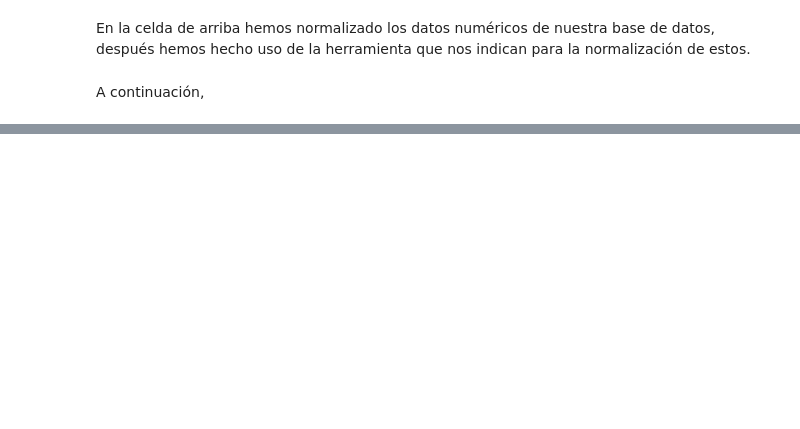
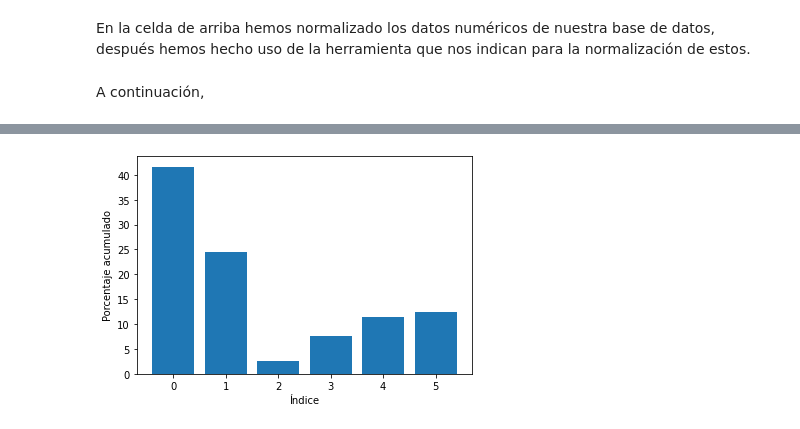
Before and after one commit to amayasarasacolina/MineriaL1P1, a Jupyter notebook: L1P3.ipynb, the cells around one changed output, grey strips where cells are left out. Cells and saved outputs as stored; diff of their text form; code cells hidden in the pictures; blank space fills up the shorter version.

```diff
--- a/L1P3.ipynb
+++ b/L1P3.ipynb
@@ -148,0 +183,13 @@ df2.head()
+# %%
+import matplotlib.pyplot as plt
+
+fig, ax = plt.subplots()
+
+ax.bar(range(len(porcentaje)), porcentaje)
+
+ax.set_xlabel('Índice')
+ax.set_ylabel('Porcentaje acumulado')
+
+plt.show()
+# %% [output]
+[figure, added]
```
Also changed, not shown: parts of 38 cells of this notebook.
